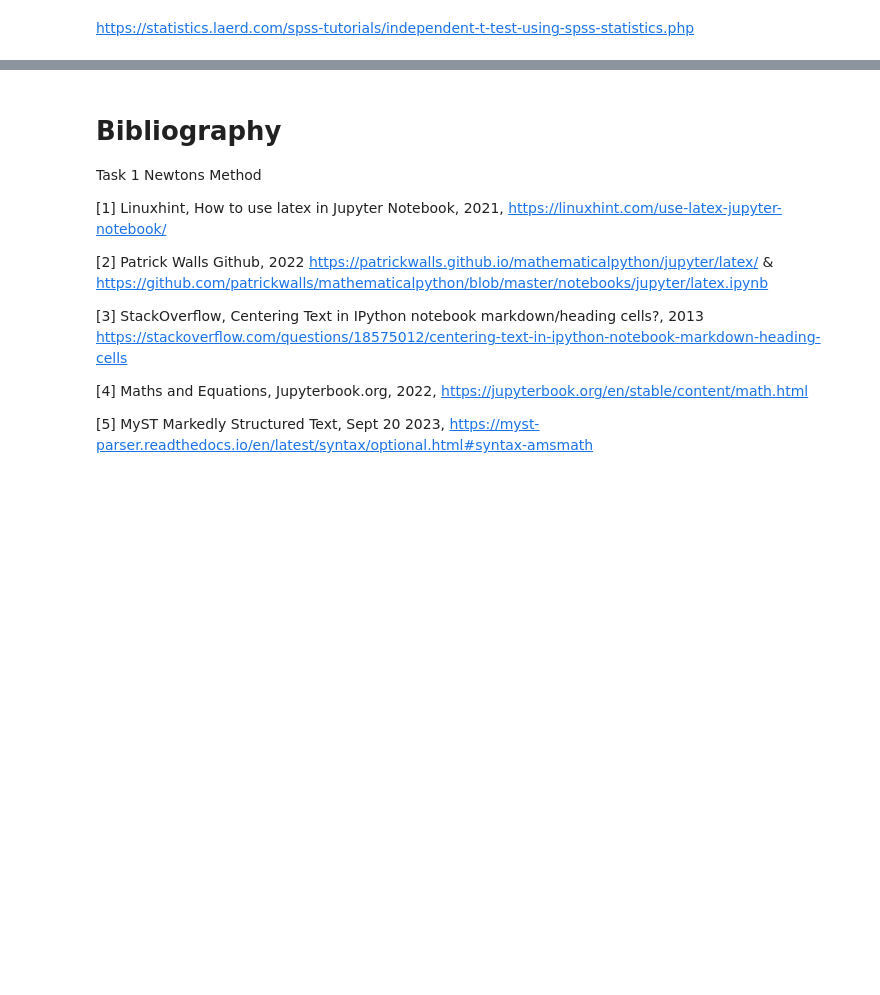
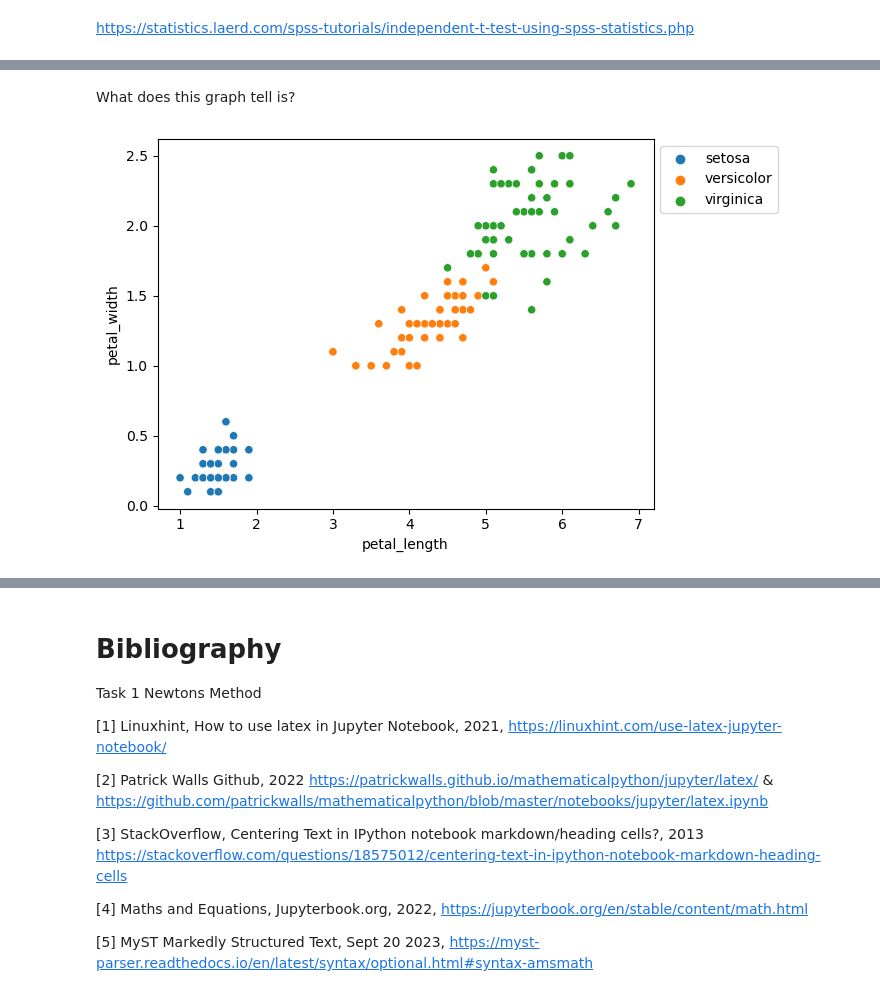
Before and after one commit to VCurry20/MachineLearning_Statistics, a Jupyter notebook: Tasks.ipynb, the cells around one changed output, grey strips where cells are left out. Saved outputs shown, nothing was run; the diff lists cells and outputs as text; code cells hidden in the pictures; blank space fills up the shorter version.

```diff
--- a/Tasks.ipynb
+++ b/Tasks.ipynb
@@ -998,0 +1155,11 @@ Dataset
+# %% [markdown]
+What does this graph tell is?
+# %%
+sns.scatterplot(x='petal_length', y='petal_width', hue='class', data=df, )
+
+# Placing Legend outside the Figure
+plt.legend(bbox_to_anchor=(1, 1), loc=2)
+
+plt.show()
+# %% [output]
+[figure, added]
```
Also changed, not shown: parts of 27 cells of this notebook, 4 other files.
